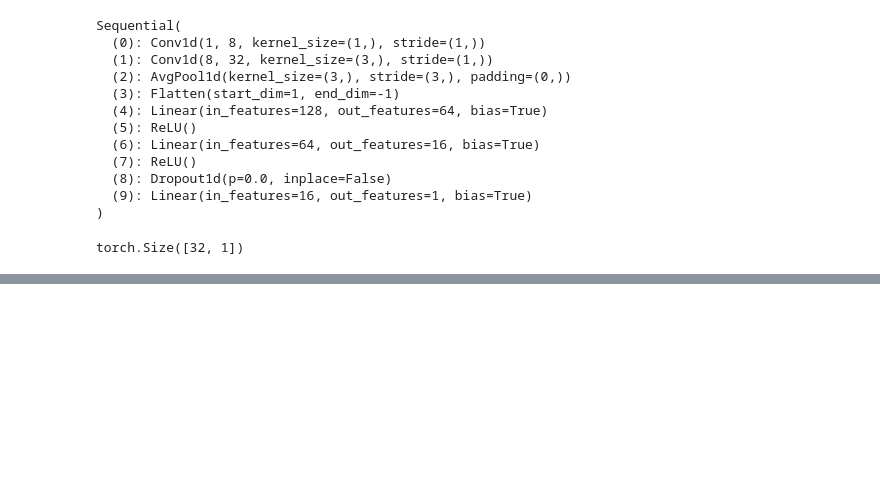
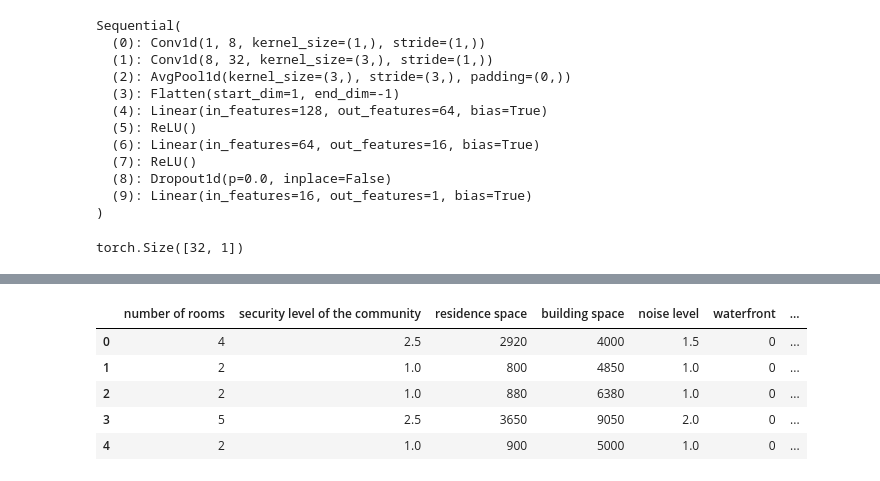
Before and after one commit to hereistheusername/Estate-Analysis, a Jupyter notebook: Prediction.ipynb, the cells around one changed output, grey strips where cells are left out. Saved outputs shown, nothing was run; the diff lists cells and outputs as text; code cells hidden in the pictures; blank space fills up the shorter version.

```diff
--- a/Prediction.ipynb
+++ b/Prediction.ipynb
@@ -271,0 +298,3 @@ tensor([0.2155, 0.1374, 0.2070, 0.3009, 0.0677, 0.1229, 0.0659, 0.0833, 0.1335,
+# %%
+df_test = pd.read_csv('data/Test_Data_Converted&Dropped.csv')
+df_test.columns
@@ -271,0 +309,9 @@ tensor([0.2155, 0.1374, 0.2070, 0.3009, 0.0677, 0.1229, 0.0659, 0.0833, 0.1335,
+# %%
+df_test.head()
+# %% [output]
+|  | number of rooms | security level of the community | residence space | building space | noise level | waterfront | ... |
+| 0 | 4 | 2.5 | 2920 | 4000 | 1.5 | 0 | ... |
+| 1 | 2 | 1.0 | 800 | 4850 | 1.0 | 0 | ... |
+| 2 | 2 | 1.0 | 880 | 6380 | 1.0 | 0 | ... |
+| 3 | 5 | 2.5 | 3650 | 9050 | 2.0 | 0 | ... |
+| 4 | 2 | 1.0 | 900 | 5000 | 1.0 | 0 | ... |
```
Also changed, not shown: parts of 30 cells of this notebook, 1 other file.
